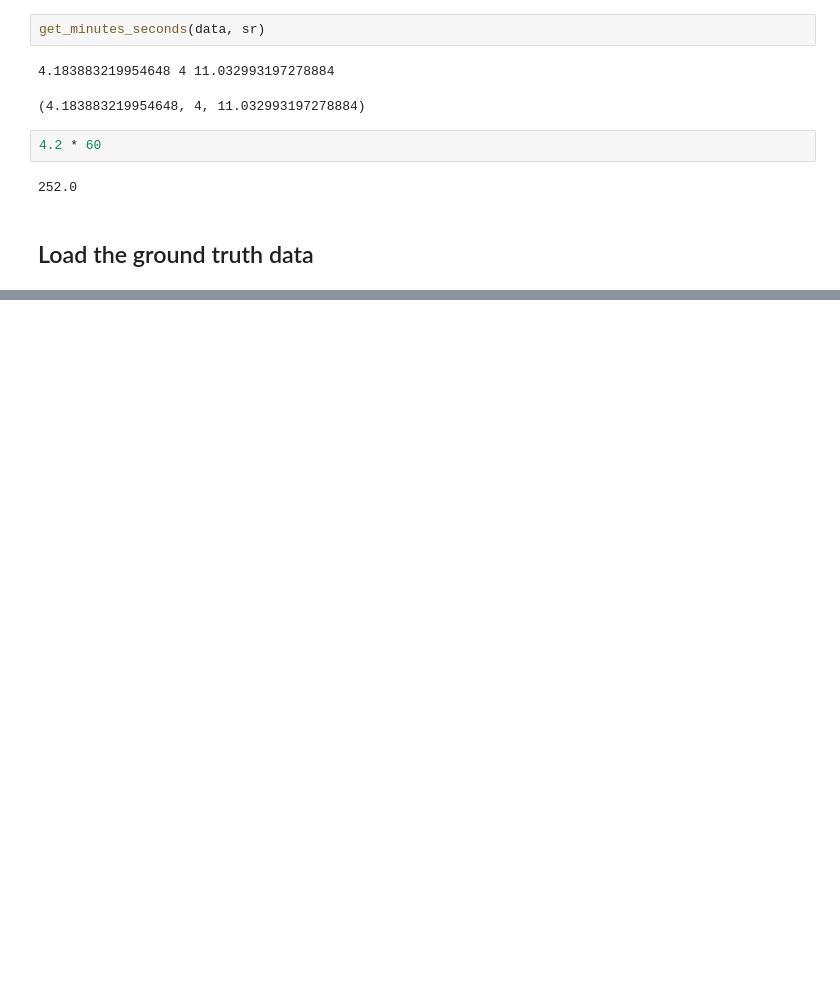
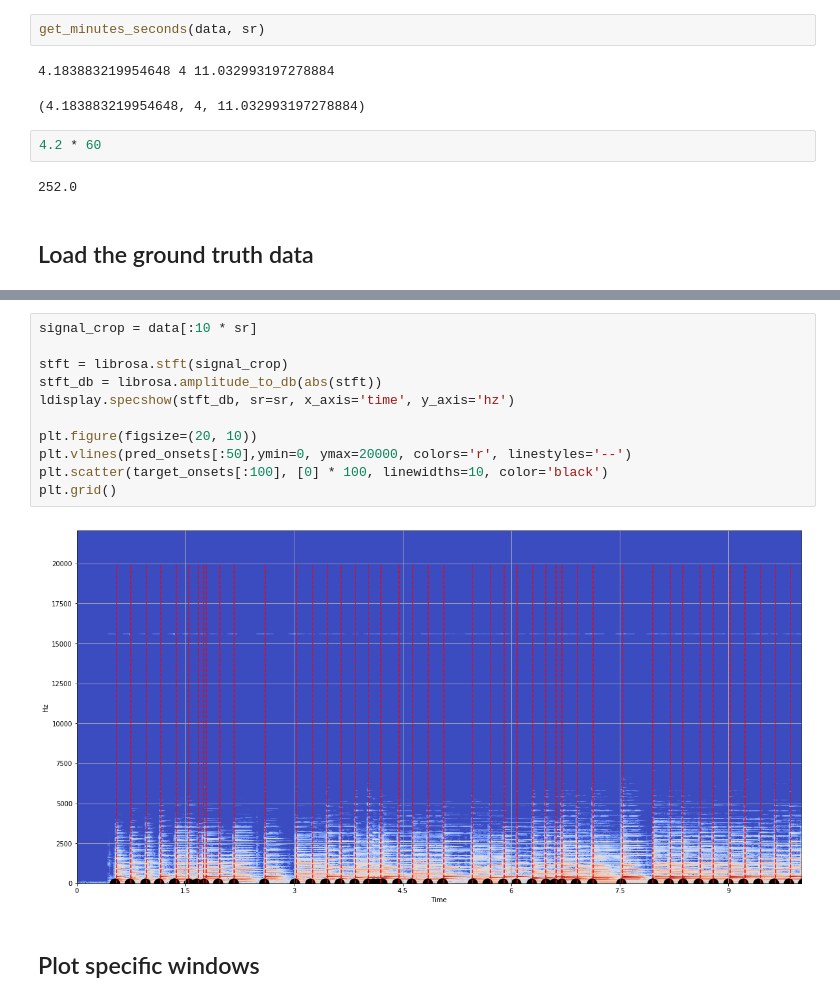
Before and after one commit to anujkhare/music, a Jupyter notebook: explore.ipynb, the cells around one changed output, grey strips where cells are left out. Drawn from its saved outputs; the diff is of its cells as text; blank space fills up the shorter version.

```diff
--- a/explore.ipynb
+++ b/explore.ipynb
@@ -164,0 +179,15 @@ df_annot.MidiPitch.nunique()
+# %%
+signal_crop = data[:10 * sr]
+
+stft = librosa.stft(signal_crop)
+stft_db = librosa.amplitude_to_db(abs(stft))
+ldisplay.specshow(stft_db, sr=sr, x_axis='time', y_axis='hz')
+
+plt.figure(figsize=(20, 10))
+plt.vlines(pred_onsets[:50],ymin=0, ymax=20000, colors='r', linestyles='--')
+plt.scatter(target_onsets[:100], [0] * 100, linewidths=10, color='black')
+plt.grid()
+# %% [output]
+[figure, added]
+# %% [markdown]
+## Plot specific windows
```
Also changed, not shown: parts of 24 cells of this notebook.
